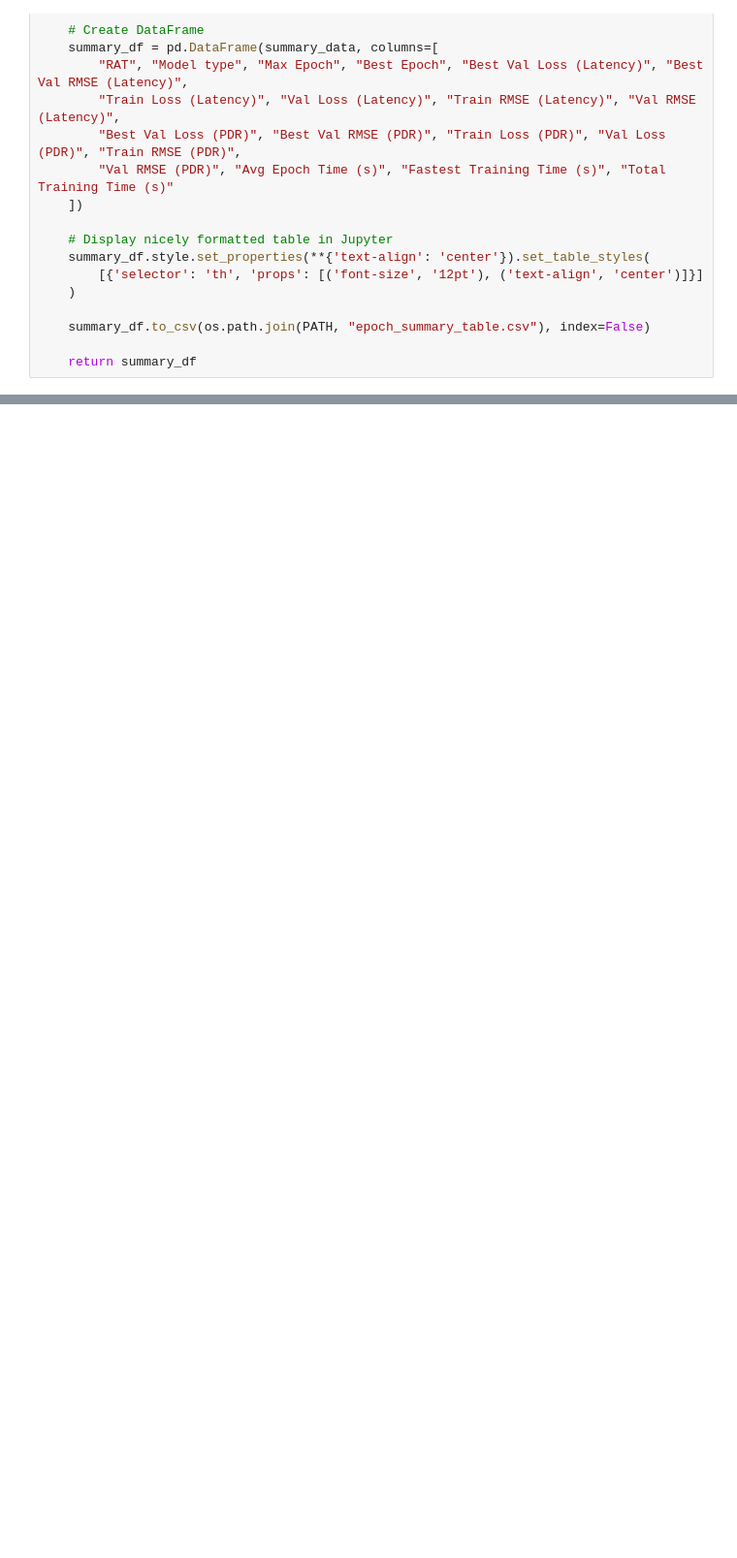
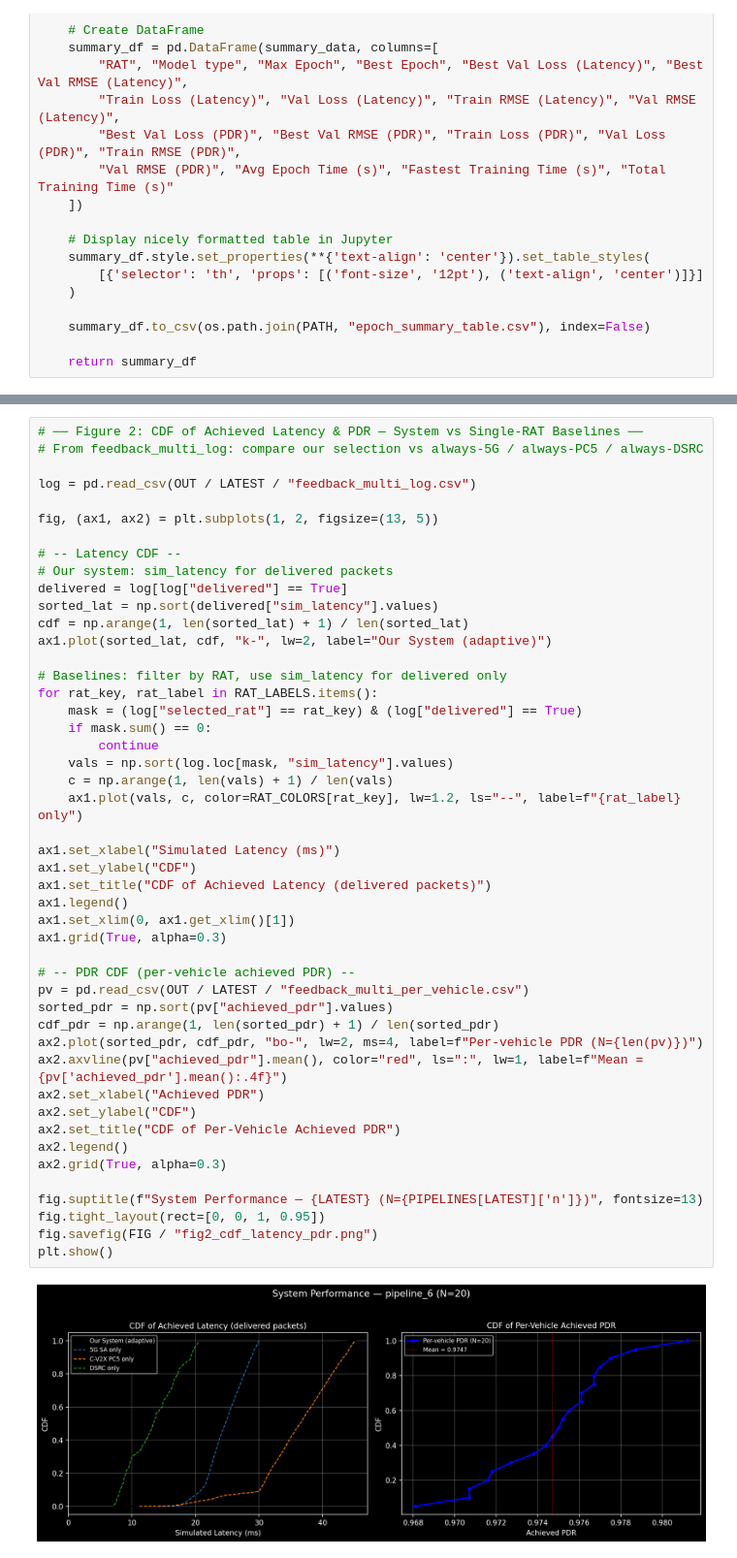
Before and after one commit to lbrehong/v2x-lstm, a Jupyter notebook: lstm/results.ipynb, the cells around one changed output, grey strips where cells are left out. Shown at 97% size. Saved outputs shown, nothing was run; the diff lists cells and outputs as text; blank space fills up the shorter version.

```diff
--- a/lstm/results.ipynb
+++ b/lstm/results.ipynb
@@ -151,0 +217,49 @@ plot_losses(TYPES, RATS)
+# %%
+# ── Figure 2: CDF of Achieved Latency & PDR — System vs Single-RAT Baselines ──
+# From feedback_multi_log: compare our selection vs always-5G / always-PC5 / always-DSRC
+
+log = pd.read_csv(OUT / LATEST / "feedback_multi_log.csv")
+
+fig, (ax1, ax2) = plt.subplots(1, 2, figsize=(13, 5))
+
+# -- Latency CDF --
+# Our system: sim_latency for delivered packets
+delivered = log[log["delivered"] == True]
+sorted_lat = np.sort(delivered["sim_latency"].values)
+cdf = np.arange(1, len(sorted_lat) + 1) / len(sorted_lat)
+ax1.plot(sorted_lat, cdf, "k-", lw=2, label="Our System (adaptive)")
+
+# Baselines: filter by RAT, use sim_latency for delivered only
+for rat_key, rat_label in RAT_LABELS.items():
+    mask = (log["selected_rat"] == rat_key) & (log["delivered"] == True)
+    if mask.sum() == 0:
+        continue
+    vals = np.sort(log.loc[mask, "sim_latency"].values)
+    c = np.arange(1, len(vals) + 1) / len(vals)
+    ax1.plot(vals, c, color=RAT_COLORS[rat_key], lw=1.2, ls="--", label=f"{rat_label} only")
+
+ax1.set_xlabel("Simulated Latency (ms)")
+ax1.set_ylabel("CDF")
+ax1.set_title("CDF of Achieved Latency (delivered packets)")
+ax1.legend()
+ax1.set_xlim(0, ax1.get_xlim()[1])
+ax1.grid(True, alpha=0.3)
+
+# -- PDR CDF (per-vehicle achieved PDR) --
+pv = pd.read_csv(OUT / LATEST / "feedback_multi_per_vehicle.csv")
+sorted_pdr = np.sort(pv["achieved_pdr"].values)
+cdf_pdr = np.arange(1, len(sorted_pdr) + 1) / len(sorted_pdr)
+ax2.plot(sorted_pdr, cdf_pdr, "bo-", lw=2, ms=4, label=f"Per-vehicle PDR (N={len(pv)})")
+ax2.axvline(pv["achieved_pdr"].mean(), color="red", ls=":", lw=1, label=f"Mean = {pv['achieved_pdr'].mean():.4f}")
+ax2.set_xlabel("Achieved PDR")
+ax2.set_ylabel("CDF")
+ax2.set_title("CDF of Per-Vehicle Achieved PDR")
+ax2.legend()
+ax2.grid(True, alpha=0.3)
+
+fig.suptitle(f"System Performance — {LATEST} (N={PIPELINES[LATEST]['n']})", fontsize=13)
+fig.tight_layout(rect=[0, 0, 1, 0.95])
+fig.savefig(FIG / "fig2_cdf_latency_pdr.png")
+plt.show()
+# %% [output]
+[figure, added]
```
Also changed, not shown: parts of 22 cells of this notebook, 1 other file.
